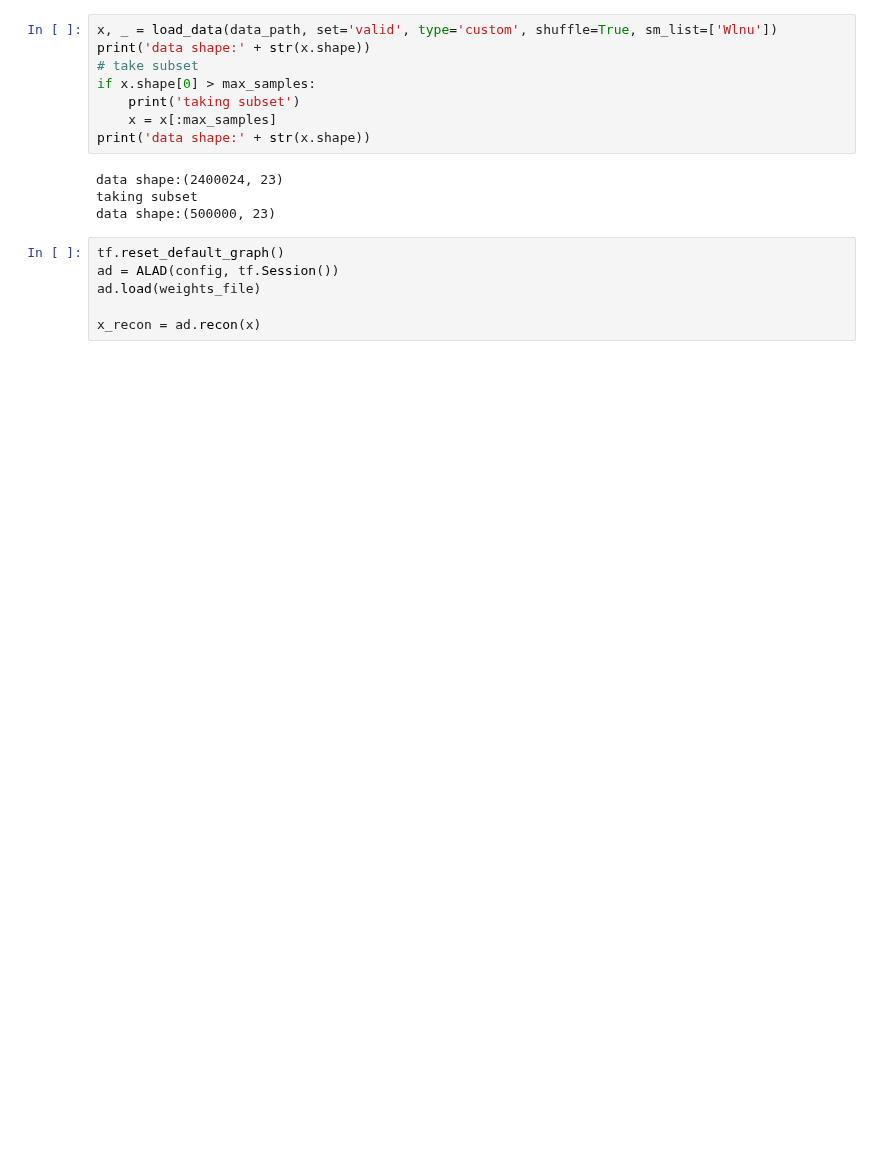
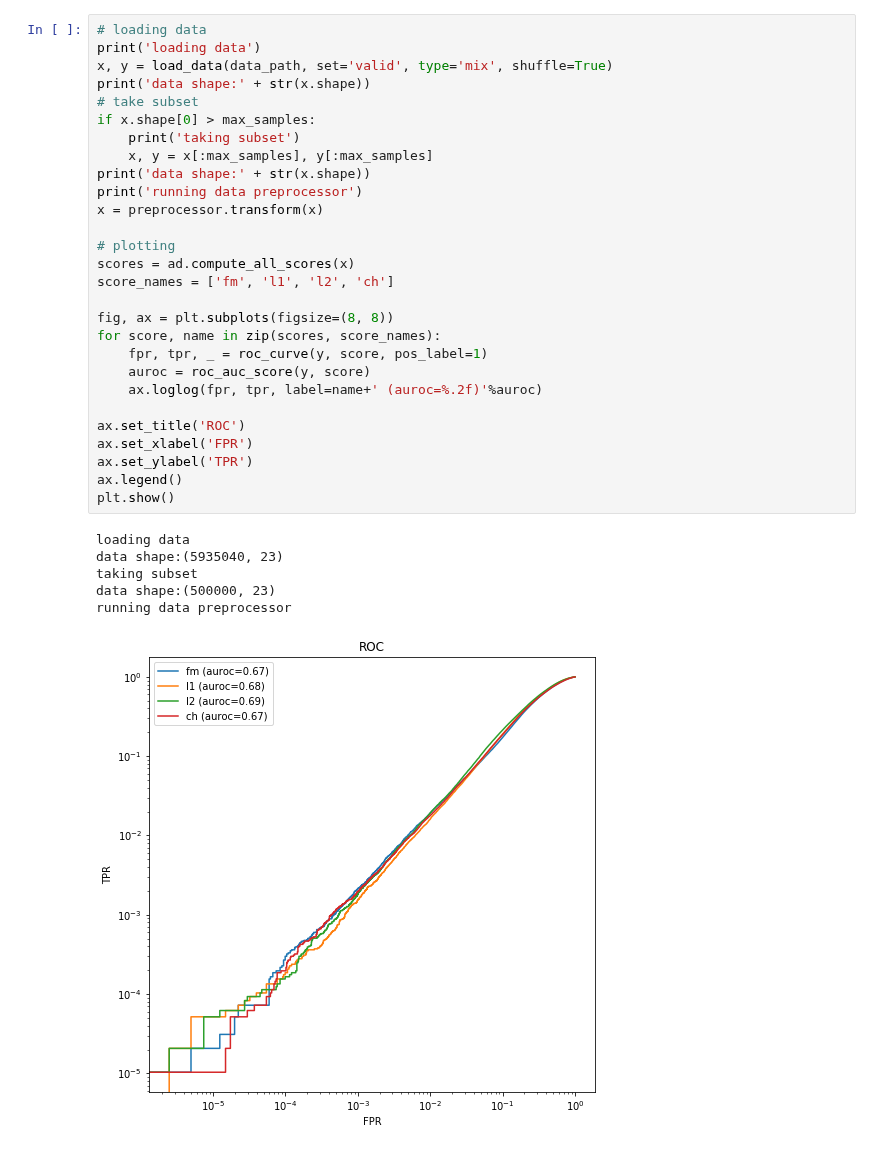
Before and after one commit to oliverkn/alad-for-lhc, a Jupyter notebook: alad_mod/reconstruction_pdf.ipynb, the cells around one changed output. Saved outputs shown, nothing was run; the diff lists cells and outputs as text; blank space fills up the shorter version.

```diff
--- a/alad_mod/reconstruction_pdf.ipynb
+++ b/alad_mod/reconstruction_pdf.ipynb
@@ -25,19 +33,36 @@ spec.loader.exec_module(config)
-# %%
-x, _ = load_data(data_path, set='valid', type='custom', shuffle=True, sm_list=['Wlnu'])
-print('data shape:' + str(x.shape))
-# take subset
-if x.shape[0] > max_samples:
-    print('taking subset')
-    x = x[:max_samples]
-print('data shape:' + str(x.shape))
-# %% [output]
-data shape:(2400024, 23)
-taking subset
-data shape:(500000, 23)
-# %%
-tf.reset_default_graph()
-ad = ALAD(config, tf.Session())
-ad.load(weights_file)
-
-x_recon = ad.recon(x)
+# %%
+# loading data
+print('loading data')
+x, y = load_data(data_path, set='valid', type='mix', shuffle=True)
+print('data shape:' + str(x.shape))
+# take subset
+if x.shape[0] > max_samples:
+    print('taking subset')
+    x, y = x[:max_samples], y[:max_samples]
+print('data shape:' + str(x.shape))
+print('running data preprocessor')
+x = preprocessor.transform(x)
+
+# plotting
+scores = ad.compute_all_scores(x)
+score_names = ['fm', 'l1', 'l2', 'ch']
+
+fig, ax = plt.subplots(figsize=(8, 8))
+for score, name in zip(scores, score_names):
+    fpr, tpr, _ = roc_curve(y, score, pos_label=1)
+    auroc = roc_auc_score(y, score)
+    ax.loglog(fpr, tpr, label=name+' (auroc=%.2f)'%auroc)
+
+ax.set_title('ROC')
+ax.set_xlabel('FPR')
+ax.set_ylabel('TPR')
+ax.legend()
+plt.show()
+# %% [output]
+loading data
+data shape:(5935040, 23)
+taking subset
+data shape:(500000, 23)
+running data preprocessor
+[figure, added]
 # %%
```
Also changed, not shown: parts of 3 cells of this notebook, 5 other files.
